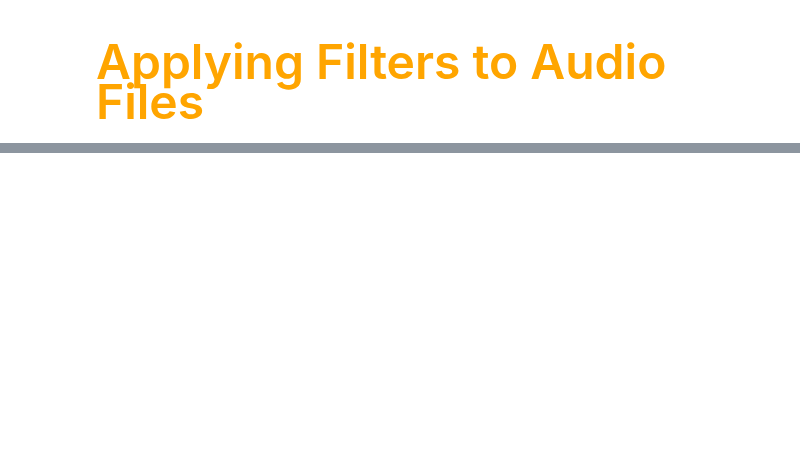
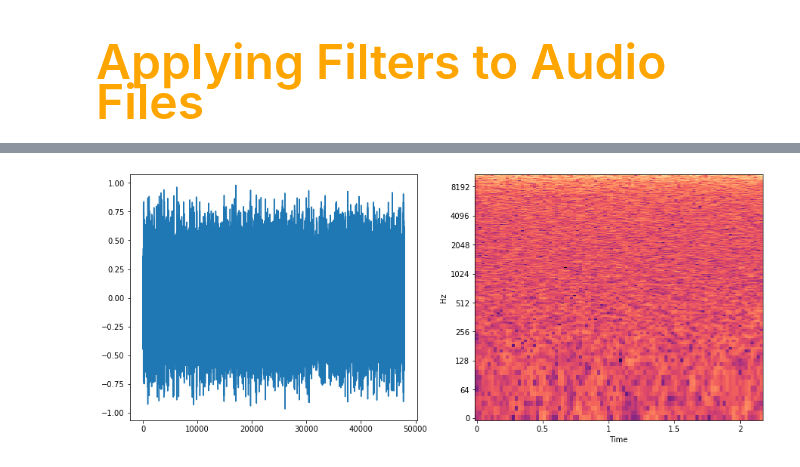
Before and after one commit to HNuijens/PythonAudioProcessing, a Jupyter notebook: Filters/Applying Filters.ipynb, the cells around one changed output, grey strips where cells are left out. Saved outputs shown, nothing was run; the diff lists cells and outputs as text; code cells hidden in the pictures; blank space fills up the shorter version.

```diff
--- a/Filters/Applying Filters.ipynb
+++ b/Filters/Applying Filters.ipynb
@@ -57,0 +69,18 @@ plt.show()
+# %%
+b = [0.3]
+a = [1, 0.8]
+data_filtered2 = sp.signal.lfilter(b, a, data)
+ipd.Audio(data_filtered,rate=sr)
+
+plt.figure(figsize=(15, 6))
+plt.subplot(1,2,1)
+plt.plot(data_filtered)
+
+plt.subplot(1,2,2)
+STFT_filtered = abs(librosa.stft(data_filtered))
+STFT_db_filtered = librosa.amplitude_to_db(abs(STFT_filtered), ref=np.max)
+img = librosa.display.specshow(STFT_db_filtered,
+                               y_axis='log',
+                               x_axis='time')
+# %% [output]
+[figure, added]
```
Also changed, not shown: parts of 6 cells of this notebook, 1 other file.
